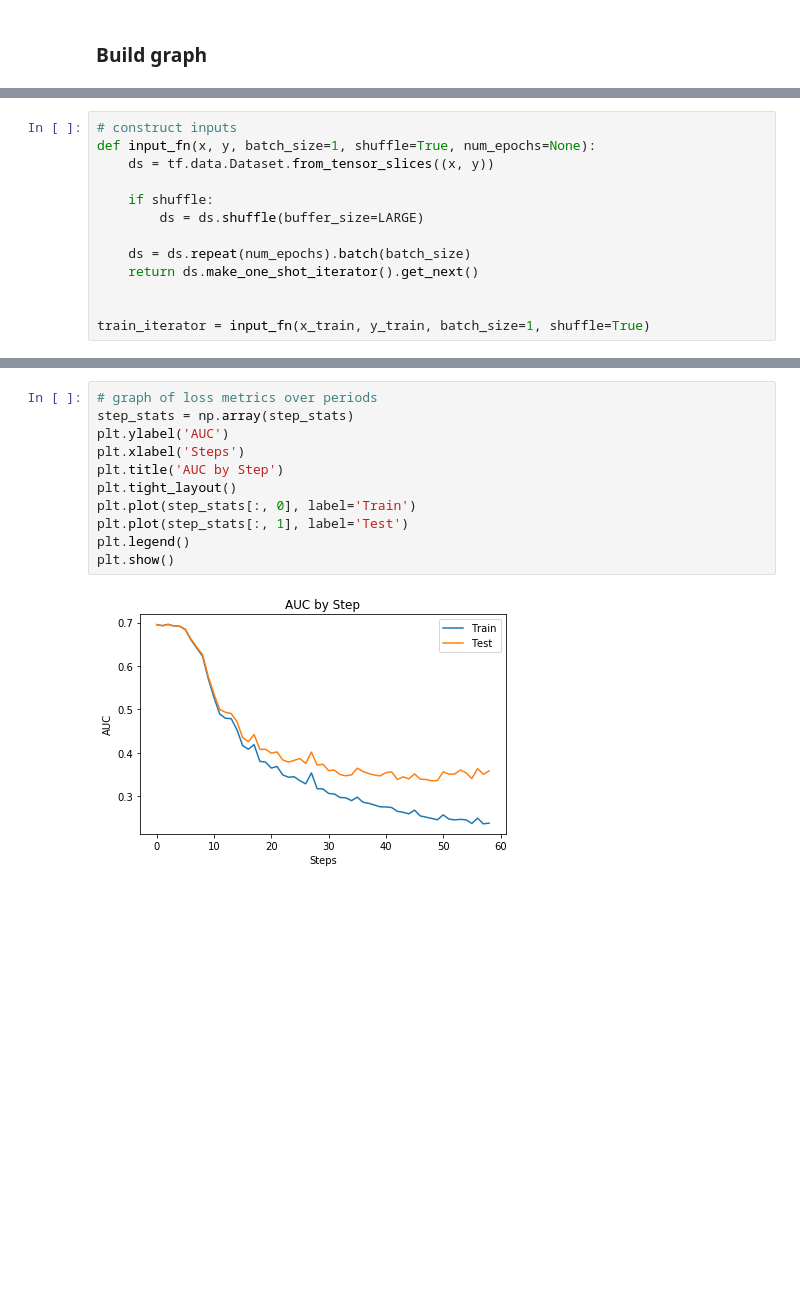
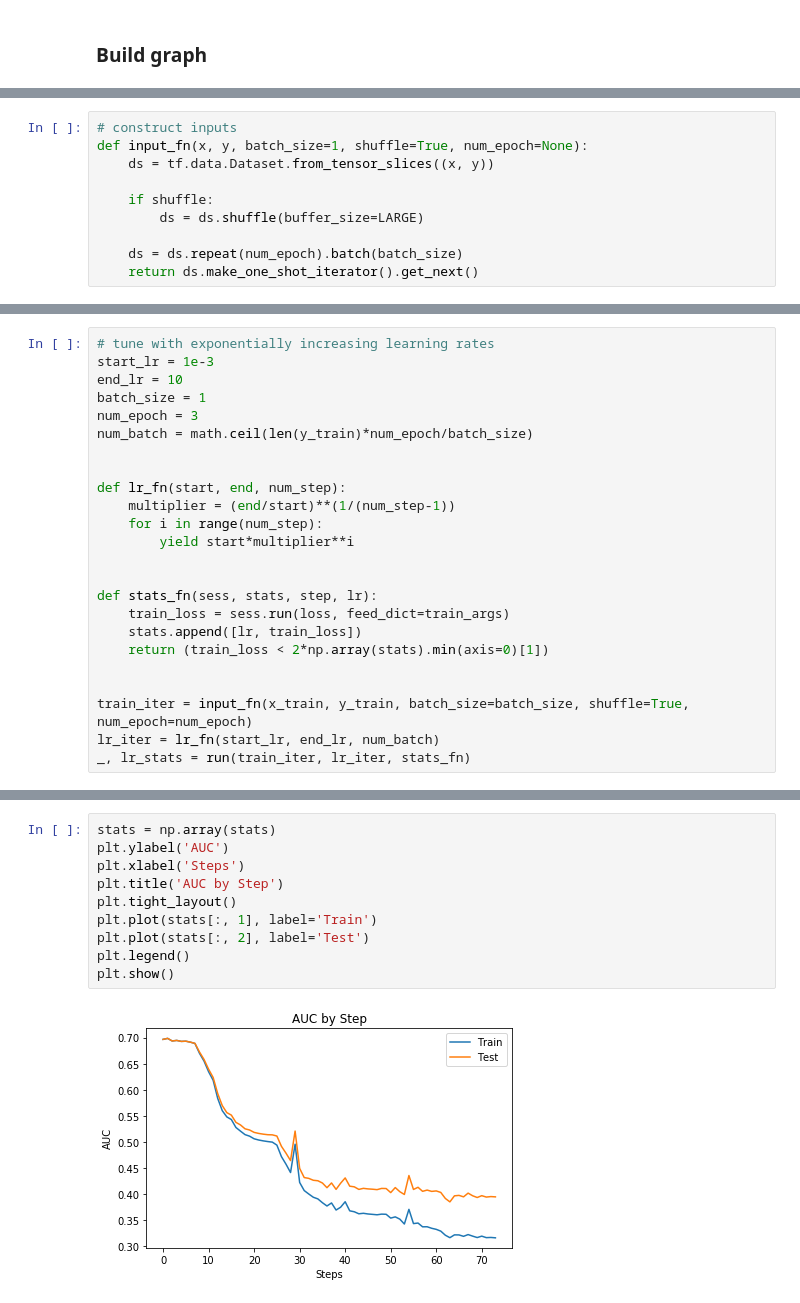
Before and after one commit to donaldrauscher/tensor-flow-first-steps, a Jupyter notebook: movie_embed_core.ipynb, the cells around one changed output, grey strips where cells are left out. Drawn from its saved outputs; the diff is of its cells as text; blank space fills up the shorter version.

```diff
--- a/movie_embed_core.ipynb
+++ b/movie_embed_core.ipynb
@@ -128,13 +138,10 @@ train_op = optimizer.minimize(loss)
 # %%
 # construct inputs
-def input_fn(x, y, batch_size=1, shuffle=True, num_epochs=None):
+def input_fn(x, y, batch_size=1, shuffle=True, num_epoch=None):
     ds = tf.data.Dataset.from_tensor_slices((x, y))
 
     if shuffle:
         ds = ds.shuffle(buffer_size=LARGE)
 
-    ds = ds.repeat(num_epochs).batch(batch_size)
+    ds = ds.repeat(num_epoch).batch(batch_size)
     return ds.make_one_shot_iterator().get_next()
-
-
-train_iterator = input_fn(x_train, y_train, batch_size=1, shuffle=True)
@@ -196,0 +180,24 @@ avg / total       0.87      0.87      0.87     25000
+# %%
+# tune with exponentially increasing learning rates
+start_lr = 1e-3
+end_lr = 10
+batch_size = 1
+num_epoch = 3
+num_batch = math.ceil(len(y_train)*num_epoch/batch_size)
+
+
+def lr_fn(start, end, num_step):
+    multiplier = (end/start)**(1/(num_step-1))
+    for i in range(num_step):
+        yield start*multiplier**i
+
+
+def stats_fn(sess, stats, step, lr):
+    train_loss = sess.run(loss, feed_dict=train_args)
+    stats.append([lr, train_loss])
+    return (train_loss < 2*np.array(stats).min(axis=0)[1])
+
+
+train_iter = input_fn(x_train, y_train, batch_size=batch_size, shuffle=True, num_epoch=num_epoch)
+lr_iter = lr_fn(start_lr, end_lr, num_batch)
+_, lr_stats = run(train_iter, lr_iter, stats_fn)
@@ -197,13 +271,12 @@ avg / total       0.87      0.87      0.87     25000
 # %%
-# graph of loss metrics over periods
-step_stats = np.array(step_stats)
+stats = np.array(stats)
 plt.ylabel('AUC')
 plt.xlabel('Steps')
 plt.title('AUC by Step')
 plt.tight_layout()
-plt.plot(step_stats[:, 0], label='Train')
-plt.plot(step_stats[:, 1], label='Test')
+plt.plot(stats[:, 1], label='Train')
+plt.plot(stats[:, 2], label='Test')
 plt.legend()
 plt.show()
 # %% [output]
-[figure, old version]
+[figure, new version]
```
Also changed, not shown: parts of 12 cells of this notebook.
